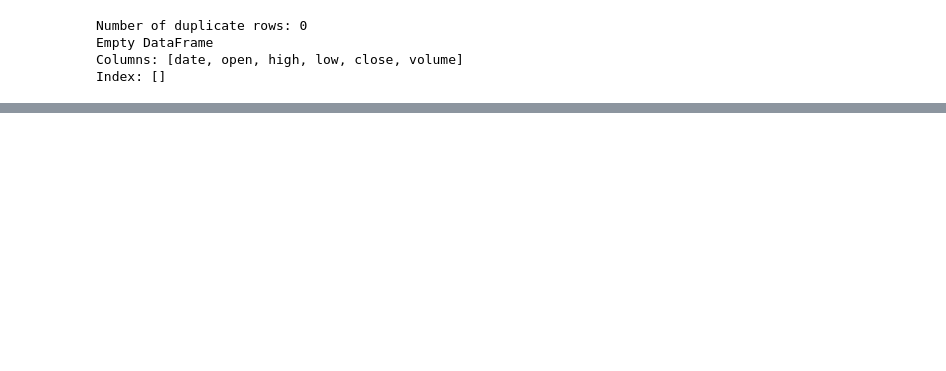
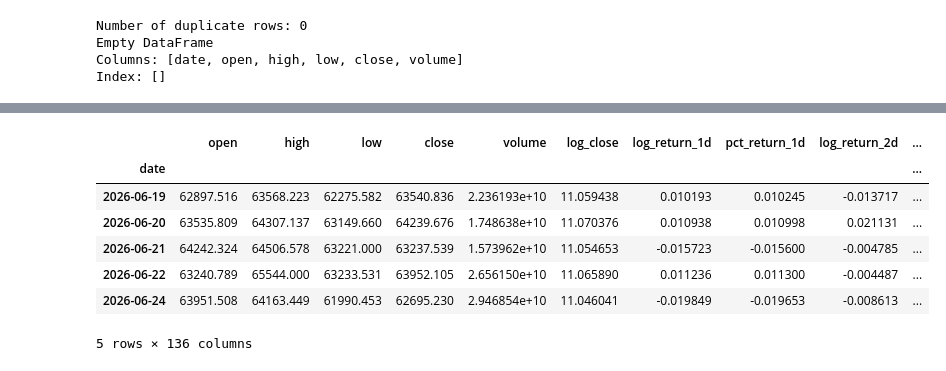
Before and after one commit to rajibulislam1/Financial_Market_Crypto, a Jupyter notebook: models/RandomForest_pattern.ipynb, the cells around one changed output, grey strips where cells are left out. Drawn from its saved outputs; the diff is of its cells as text; code cells hidden in the pictures; blank space fills up the shorter version.

```diff
--- a/models/RandomForest_pattern.ipynb
+++ b/models/RandomForest_pattern.ipynb
@@ -499,4 +61,0 @@ df = df.dropna(subset=["target_pct_change"]).reset_index(drop=True)
-# %%
-df = df.dropna().reset_index(drop=True)
-
-print("Final shape:", df.shape)
@@ -576,4 +61,0 @@ Name: target_pct_change, dtype: float64
-# %%
-df["date"] = pd.to_datetime(df["date"])
-df = df.sort_values("date")
-df = df.set_index("date")
@@ -742,0 +229,5 @@ R2: -0.0957732119235093
+# %%
+new_df = create_btc_indicators(df)
+
+print(new_df.tail())
+print(new_df.shape)
@@ -742,0 +254,7 @@ R2: -0.0957732119235093
+# %%
+# date কে index বানান
+new_df = new_df.set_index('date')
+new_df.index = pd.to_datetime(new_df.index)
+
+print(new_df.index[:3])
+print(new_df.index.dtype)
@@ -742,0 +352,11 @@ R2: -0.0957732119235093
+# %%
+new_df.tail()
+# %% [output]
+|  | open | high | low | close | volume | log_close | log_return_1d | pct_return_1d | log_return_2d | ... |
+| date |  |  |  |  |  |  |  |  |  | ... |
+| 2026-06-19 | 62897.516 | 63568.223 | 62275.582 | 63540.836 | 2.236193e+10 | 11.059438 | 0.010193 | 0.010245 | -0.013717 | ... |
+| 2026-06-20 | 63535.809 | 64307.137 | 63149.660 | 64239.676 | 1.748638e+10 | 11.070376 | 0.010938 | 0.010998 | 0.021131 | ... |
+| 2026-06-21 | 64242.324 | 64506.578 | 63221.000 | 63237.539 | 1.573962e+10 | 11.054653 | -0.015723 | -0.015600 | -0.004785 | ... |
+| 2026-06-22 | 63240.789 | 65544.000 | 63233.531 | 63952.105 | 2.656150e+10 | 11.065890 | 0.011236 | 0.011300 | -0.004487 | ... |
+| 2026-06-24 | 63951.508 | 64163.449 | 61990.453 | 62695.230 | 2.946854e+10 | 11.046041 | -0.019849 | -0.019653 | -0.008613 | ... |
+5 rows × 136 columns
```
Also changed, not shown: parts of 72 cells of this notebook, 7 other files.
